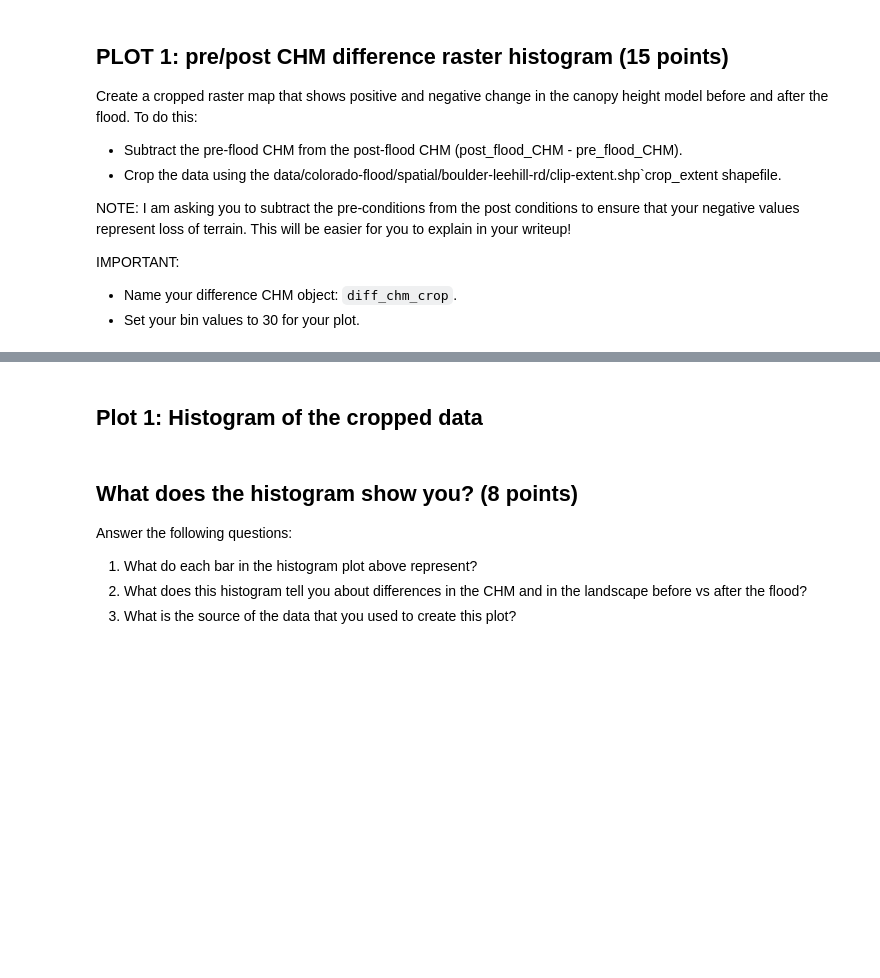
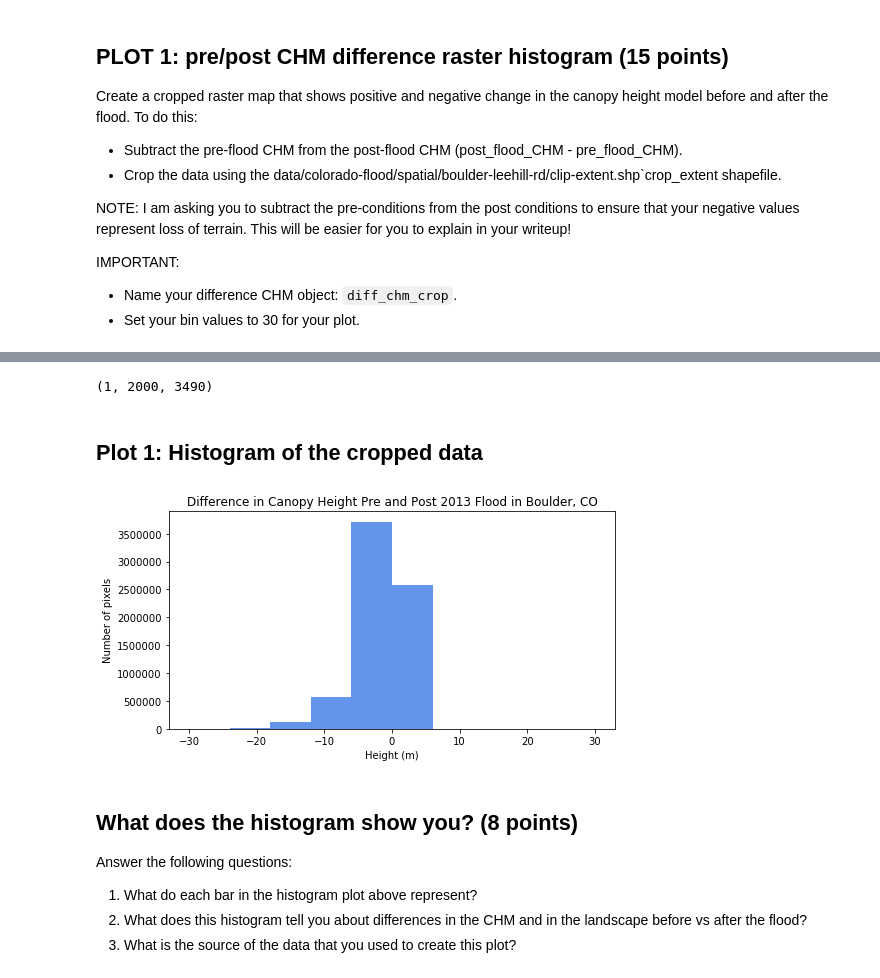
Before and after one commit to earthlab-education/ea-python-2020-02-lidar-raster-template, a Jupyter notebook: ea-python-2020-02-lidar-raster-hw.ipynb, the cells around one changed output, grey strips where cells are left out. Saved outputs shown, nothing was run; the diff lists cells and outputs as text; code cells hidden in the pictures; blank space fills up the shorter version.

```diff
--- a/ea-python-2020-02-lidar-raster-hw.ipynb
+++ b/ea-python-2020-02-lidar-raster-hw.ipynb
@@ -86,13 +184,26 @@ except AssertionError as message:
+# %%
+diff_chm_crop.shape
+# %% [output]
+(1, 2000, 3490)
 # %% [markdown]
 ## Plot 1: Histogram of the cropped data
 # %%
 # IMPORTANT: Do not use plt.show in this cell. Add your code to produce plot 1 here
 
-# YOUR CODE HERE
-raise NotImplementedError()
+# Histogram of difference between pre and post CHM
+ep.hist(diff_chm_crop,
+       colors=['cornflowerblue'],
+       figsize=(8,4),
+       bins=10,
+       title="Difference in Canopy Height Pre and Post 2013 Flood in Boulder, CO",
+        xlabel='Height (m)',
+        ylabel='Number of pixels',
+        hist_range=(-30, 30))
 
 ### DO NOT REMOVE LINE BELOW ###
 plot01_chm_diff_hist = nb.convert_axes(plt, which_axes="current")
+# %% [output]
+[figure, added]
 # %% [markdown]
 ## What does the histogram show you? (8 points)
 Answer the following questions:
```
Also changed, not shown: parts of 24 cells of this notebook.
